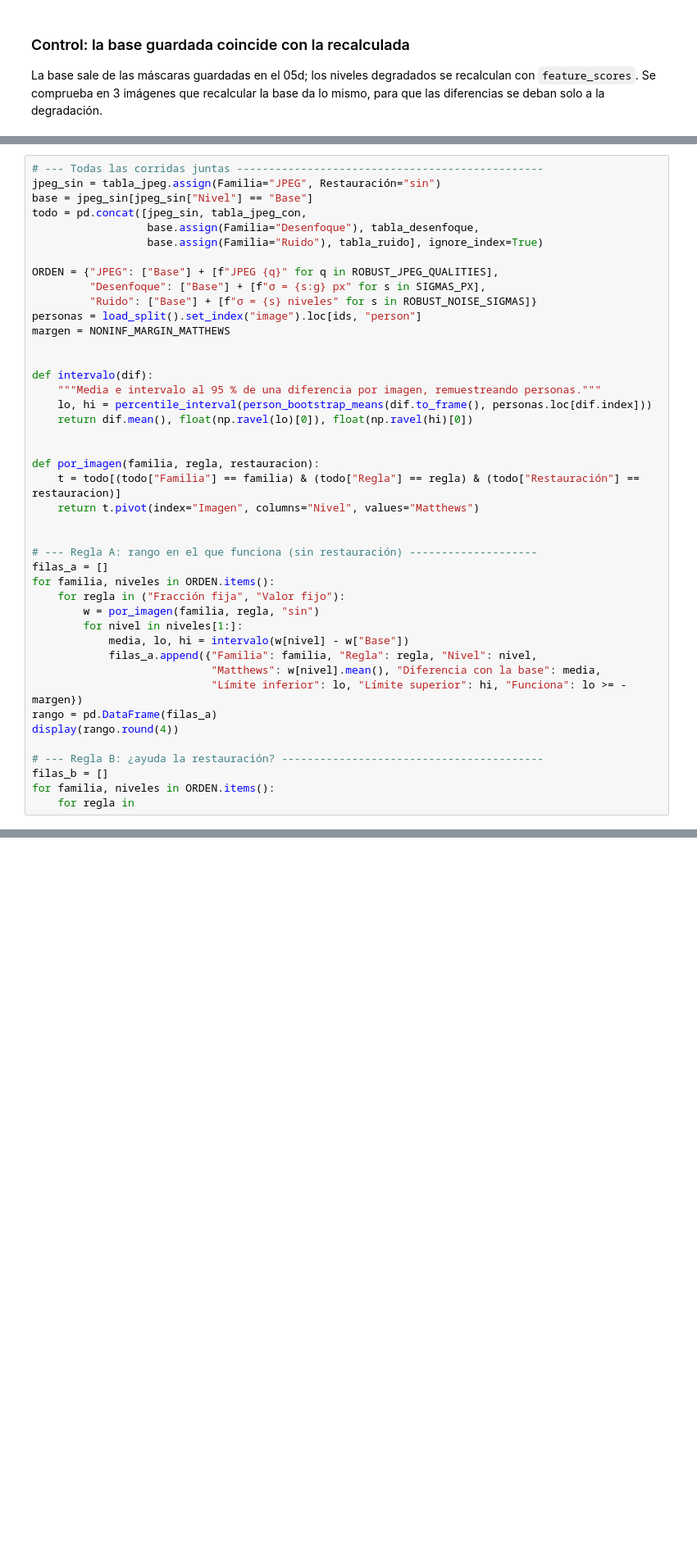
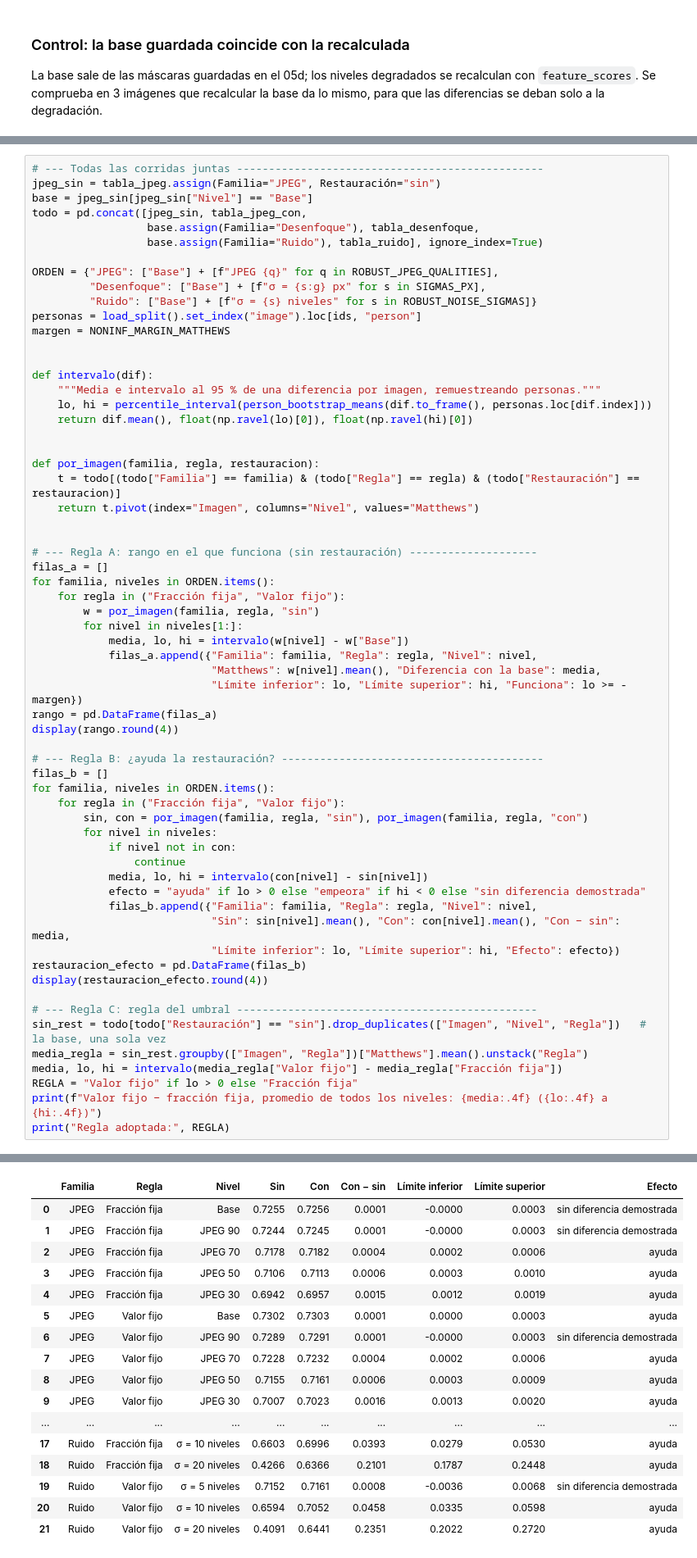
Before and after one commit to afrateitba/TP-PSI-G8, a Jupyter notebook: notebooks/08_robustez.ipynb, the cells around one changed output, grey strips where cells are left out. Shown at 82% size. Cells and saved outputs as stored; diff of their text form; blank space fills up the shorter version.

Commit message:
Etapa 8: robustez cerrada; se queda la fraccion fija y no se agrega restauracion

```diff
--- a/notebooks/08_robustez.ipynb
+++ b/notebooks/08_robustez.ipynb
@@ -375,4 +439,24 @@ display(rango.round(4))
 # --- Regla B: ¿ayuda la restauración? -----------------------------------------
 filas_b = []
 for familia, niveles in ORDEN.items():
-    for regla in
+    for regla in ("Fracción fija", "Valor fijo"):
+        sin, con = por_imagen(familia, regla, "sin"), por_imagen(familia, regla, "con")
+        for nivel in niveles:
+            if nivel not in con:
+                continue
+            media, lo, hi = intervalo(con[nivel] - sin[nivel])
+            efecto = "ayuda" if lo > 0 else "empeora" if hi < 0 else "sin diferencia demostrada"
+            filas_b.append({"Familia": familia, "Regla": regla, "Nivel": nivel,
+                            "Sin": sin[nivel].mean(), "Con": con[nivel].mean(), "Con − sin": media,
+                            "Límite inferior": lo, "Límite superior": hi, "Efecto": efecto})
+restauracion_efecto = pd.DataFrame(filas_b)
+display(restauracion_efecto.round(4))
+
+# --- Regla C: regla del umbral -----------------------------------------------
+sin_rest = todo[todo["Restauración"] == "sin"].drop_duplicates(["Imagen", "Nivel", "Regla"])   # la base, una sola vez
+media_regla = sin_rest.groupby(["Imagen", "Regla"])["Matthews"].mean().unstack("Regla")
+media, lo, hi = intervalo(media_regla["Valor fijo"] - media_regla["Fracción fija"])
+REGLA = "Valor fijo" if lo > 0 else "Fracción fija"
+print(f"Valor fijo − fracción fija, promedio de todos los niveles: {media:.4f} ({lo:.4f} a {hi:.4f})")
+print("Regla adoptada:", REGLA)
+# %% [output]
@@ -378,0 +480,17 @@ for familia, niveles in ORDEN.items():
+|  | Familia | Regla | Nivel | Sin | Con | Con − sin | Límite inferior | Límite superior | Efecto |
+| 0 | JPEG | Fracción fija | Base | 0.7255 | 0.7256 | 0.0001 | -0.0000 | 0.0003 | sin diferencia demostrada |
+| 1 | JPEG | Fracción fija | JPEG 90 | 0.7244 | 0.7245 | 0.0001 | -0.0000 | 0.0003 | sin diferencia demostrada |
+| 2 | JPEG | Fracción fija | JPEG 70 | 0.7178 | 0.7182 | 0.0004 | 0.0002 | 0.0006 | ayuda |
+| 3 | JPEG | Fracción fija | JPEG 50 | 0.7106 | 0.7113 | 0.0006 | 0.0003 | 0.0010 | ayuda |
+| 4 | JPEG | Fracción fija | JPEG 30 | 0.6942 | 0.6957 | 0.0015 | 0.0012 | 0.0019 | ayuda |
+| 5 | JPEG | Valor fijo | Base | 0.7302 | 0.7303 | 0.0001 | 0.0000 | 0.0003 | ayuda |
+| 6 | JPEG | Valor fijo | JPEG 90 | 0.7289 | 0.7291 | 0.0001 | -0.0000 | 0.0003 | sin diferencia demostrada |
+| 7 | JPEG | Valor fijo | JPEG 70 | 0.7228 | 0.7232 | 0.0004 | 0.0002 | 0.0006 | ayuda |
+| 8 | JPEG | Valor fijo | JPEG 50 | 0.7155 | 0.7161 | 0.0006 | 0.0003 | 0.0009 | ayuda |
+| 9 | JPEG | Valor fijo | JPEG 30 | 0.7007 | 0.7023 | 0.0016 | 0.0013 | 0.0020 | ayuda |
+| ... | ... | ... | ... | ... | ... | ... | ... | ... | ... |
+| 17 | Ruido | Fracción fija | σ = 10 niveles | 0.6603 | 0.6996 | 0.0393 | 0.0279 | 0.0530 | ayuda |
+| 18 | Ruido | Fracción fija | σ = 20 niveles | 0.4266 | 0.6366 | 0.2101 | 0.1787 | 0.2448 | ayuda |
+| 19 | Ruido | Valor fijo | σ = 5 niveles | 0.7152 | 0.7161 | 0.0008 | -0.0036 | 0.0068 | sin diferencia demostrada |
+| 20 | Ruido | Valor fijo | σ = 10 niveles | 0.6594 | 0.7052 | 0.0458 | 0.0335 | 0.0598 | ayuda |
+| 21 | Ruido | Valor fijo | σ = 20 niveles | 0.4091 | 0.6441 | 0.2351 | 0.2022 | 0.2720 | ayuda |
```
Also changed, not shown: parts of 9 cells of this notebook, 1 other file.
